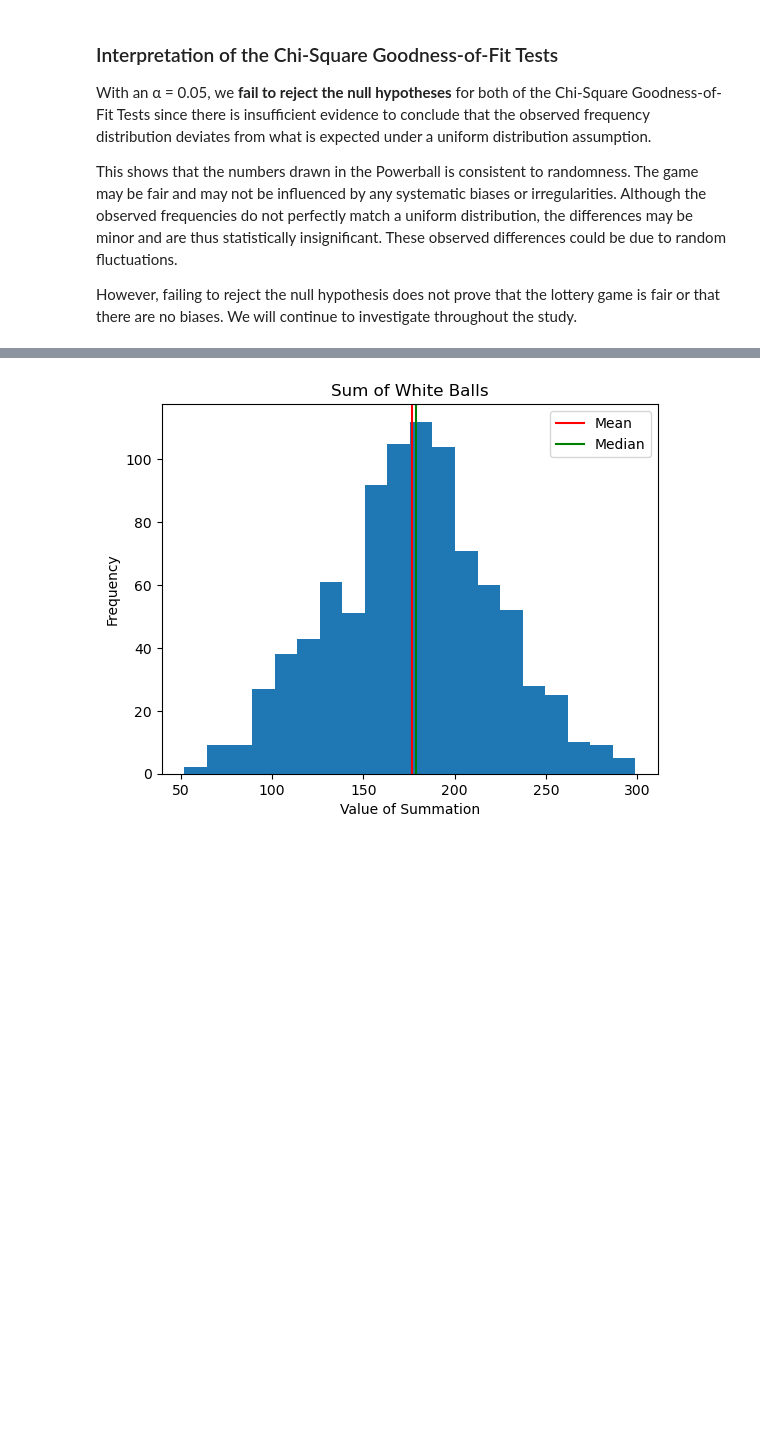
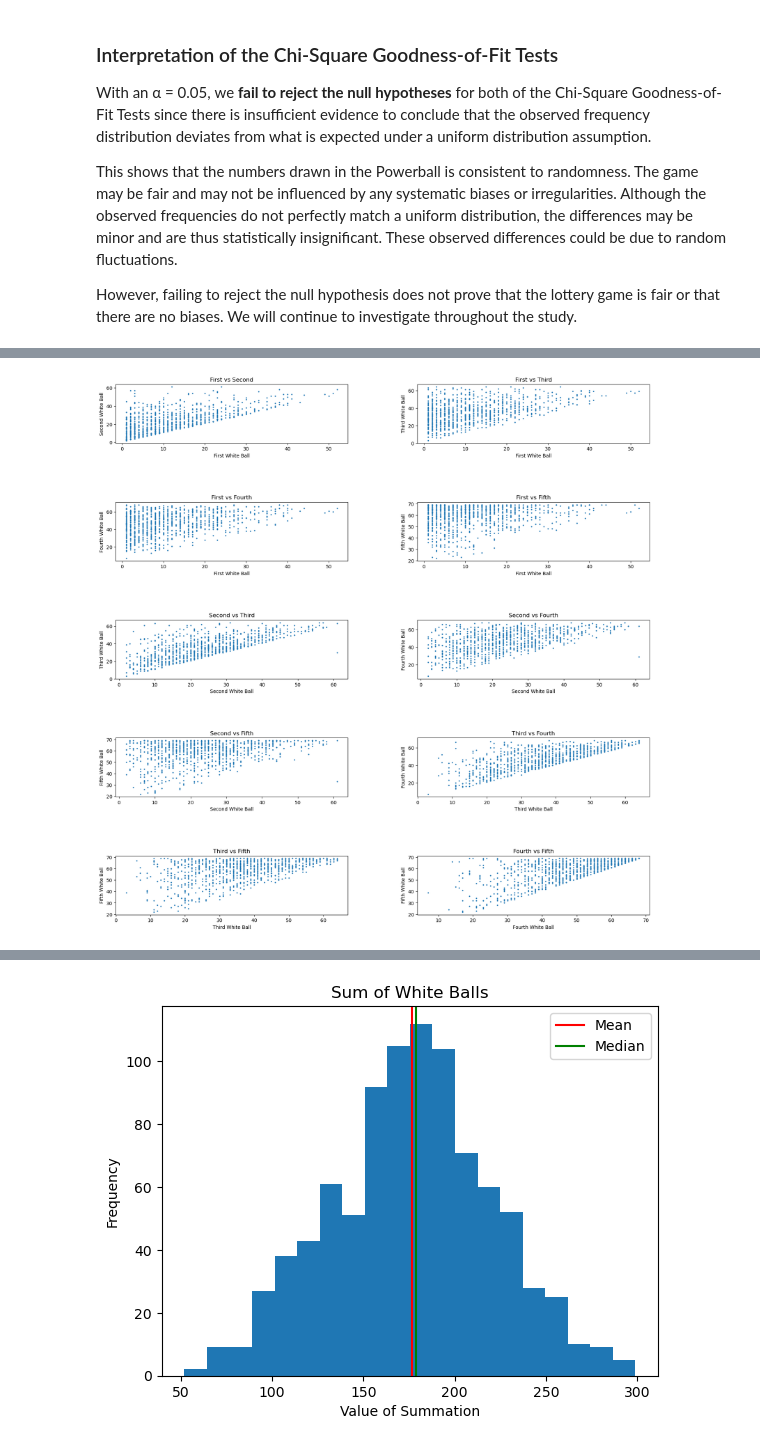
Before and after one commit to thejjserg/lottery-analysis, a Jupyter notebook: lottery-analysis.ipynb, the cells around one changed output, grey strips where cells are left out. Drawn from its saved outputs; the diff is of its cells as text; code cells hidden in the pictures; blank space fills up the shorter version.

Commit message:
Graph Ball Positions

```diff
--- a/lottery-analysis.ipynb
+++ b/lottery-analysis.ipynb
@@ -404,0 +405,49 @@ lottery["Sum of All Balls"] = lottery["Sum of White Balls"] + lottery["Red Ball
+# %%
+def plot_balls(x, y, title, xname, yname):
+    plt.scatter(x, y, s = 3)
+    plt.title(title)
+    plt.xlabel(xname)
+    plt.ylabel(yname)
+
+
+
+# Create a Figure to Showcase a Scatterplot of Each Winning Number to its Summation
+fig = plt.figure(figsize = (20, 20))
+plt.subplots_adjust(wspace = 0.3)
+plt.subplots_adjust(hspace = 1)
+
+# First Plot
+ax1 = fig.add_subplot(5, 2, 1)
+plot_balls(lottery["First Winning Number"], lottery["Second Winning Number"], "First vs Second", "First White Ball", "Second White Ball")
+
+ax2 = fig.add_subplot(5, 2, 2)
+plot_balls(lottery["First Winning Number"], lottery["Third Winning Number"], "First vs Third", "First White Ball", "Third White Ball")
+
+ax3 = fig.add_subplot(5, 2, 3)
+plot_balls(lottery["First Winning Number"], lottery["Fourth Winning Number"], "First vs Fourth", "First White Ball", "Fourth White Ball")
+
+ax4 = fig.add_subplot(5, 2, 4)
+plot_balls(lottery["First Winning Number"], lottery["Fifth Winning Number"], "First vs Fifth", "First White Ball", "Fifth White Ball")
+
+ax5 = fig.add_subplot(5, 2, 5)
+plot_balls(lottery["Second Winning Number"], lottery["Third Winning Number"], "Second vs Third", "Second White Ball", "Third White Ball")
+
+ax6 = fig.add_subplot(5, 2, 6)
+plot_balls(lottery["Second Winning Number"], lottery["Fourth Winning Number"], "Second vs Fourth", "Second White Ball", "Fourth White Ball")
+
+ax7 = fig.add_subplot(5, 2, 7)
+plot_balls(lottery["Second Winning Number"], lottery["Fifth Winning Number"], "Second vs Fifth", "Second White Ball", "Fifth White Ball")
+
+ax8 = fig.add_subplot(5, 2, 8)
+plot_balls(lottery["Third Winning Number"], lottery["Fourth Winning Number"], "Third vs Fourth", "Third White Ball", "Fourth White Ball")
+
+ax9 = fig.add_subplot(5, 2, 9)
+plot_balls(lottery["Third Winning Number"], lottery["Fifth Winning Number"], "Third vs Fifth", "Third White Ball", "Fifth White Ball")
+
+ax10 = fig.add_subplot(5, 2, 10)
+plot_balls(lottery["Fourth Winning Number"], lottery["Fifth Winning Number"], "Fourth vs Fifth", "Fourth White Ball", "Fifth White Ball")
+
+plt.show()
+plt.close()
+# %% [output]
+[figure, added]
```
Also changed, not shown: parts of 40 cells of this notebook.
